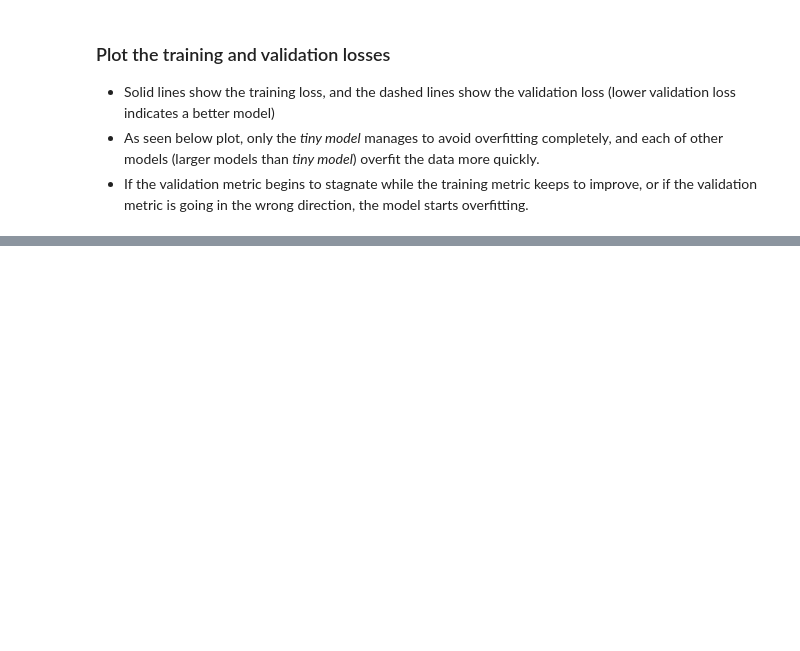
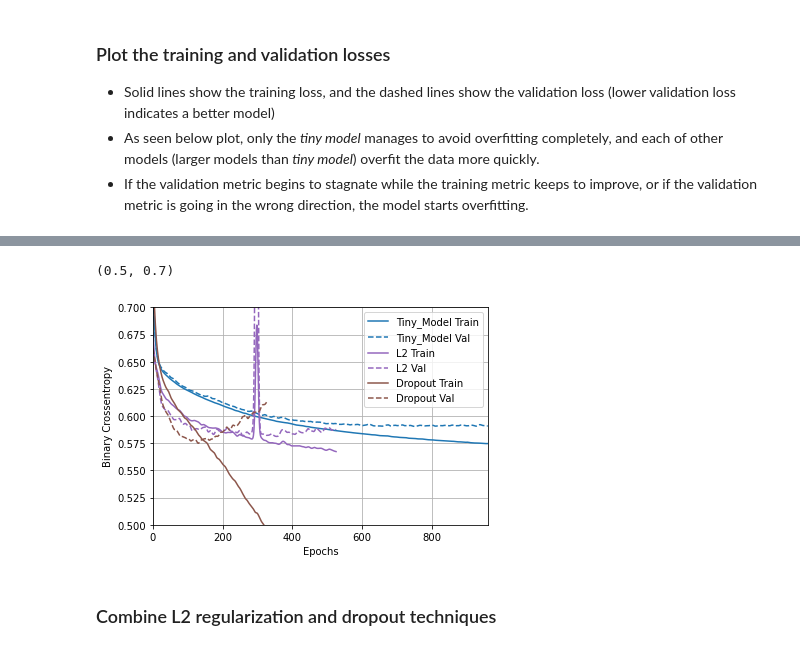
Before and after one commit to jhhan0/machine-learning, a Jupyter notebook: Tensorflow_Tutorials/tensorflow_keras_overfit_and_underfit.ipynb, the cells around one changed output, grey strips where cells are left out. Drawn from its saved outputs; the diff is of its cells as text; code cells hidden in the pictures; blank space fills up the shorter version.

```diff
--- a/Tensorflow_Tutorials/tensorflow_keras_overfit_and_underfit.ipynb
+++ b/Tensorflow_Tutorials/tensorflow_keras_overfit_and_underfit.ipynb
@@ -243,0 +302,14 @@ plt.show()
+# %%
+dropout_model = tf.keras.Sequential([
+    tf.keras.layers.Dense(512, activation='elu', input_shape=(FEATURES,)),
+    tf.keras.layers.Dropout(0.5), # add tf.keras.layers.Dropout
+    tf.keras.layers.Dense(512, activation='elu'),
+    tf.keras.layers.Dropout(0.5),
+    tf.keras.layers.Dense(512, activation='elu'),
+    tf.keras.layers.Dropout(0.5),
+    tf.keras.layers.Dense(512, activation='elu'),
+    tf.keras.layers.Dropout(0.5),
+    tf.keras.layers.Dense(1),
+])
+
+regularizer_histories['dropout'] = compile_and_fit(dropout_model)
@@ -243,0 +334,8 @@ plt.show()
+# %%
+plotter.plot(regularizer_histories)
+plt.ylim([0.5, 0.7])
+# %% [output]
+(0.5, 0.7)
+[figure, added]
+# %% [markdown]
+### Combine L2 regularization and dropout techniques
```
Also changed, not shown: parts of 18 cells of this notebook.
